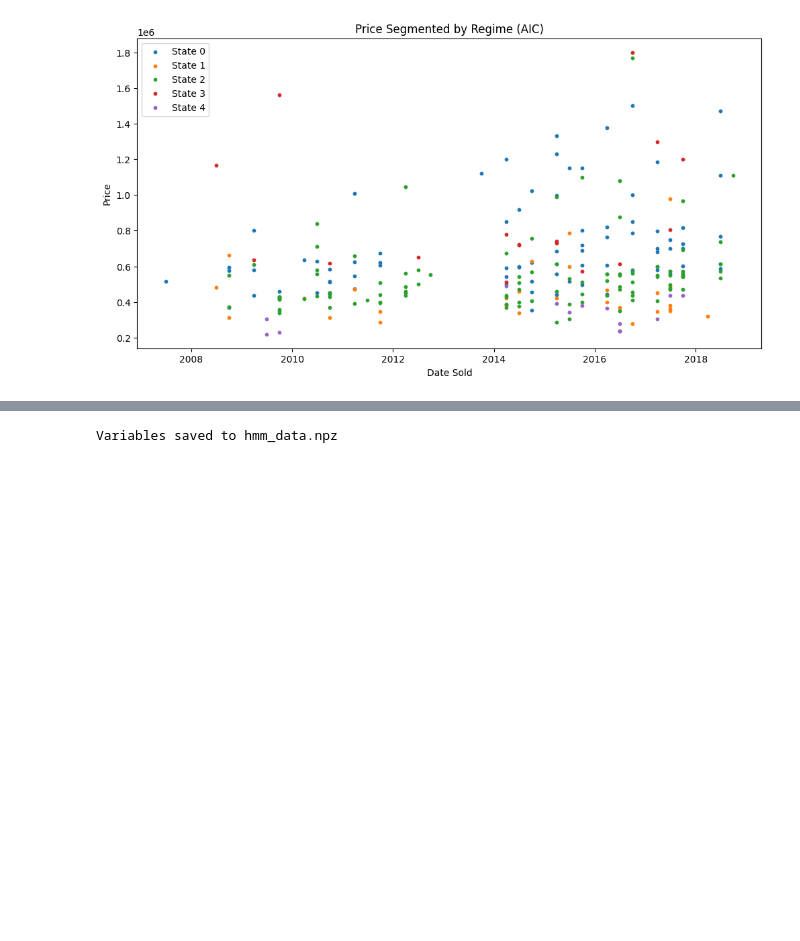
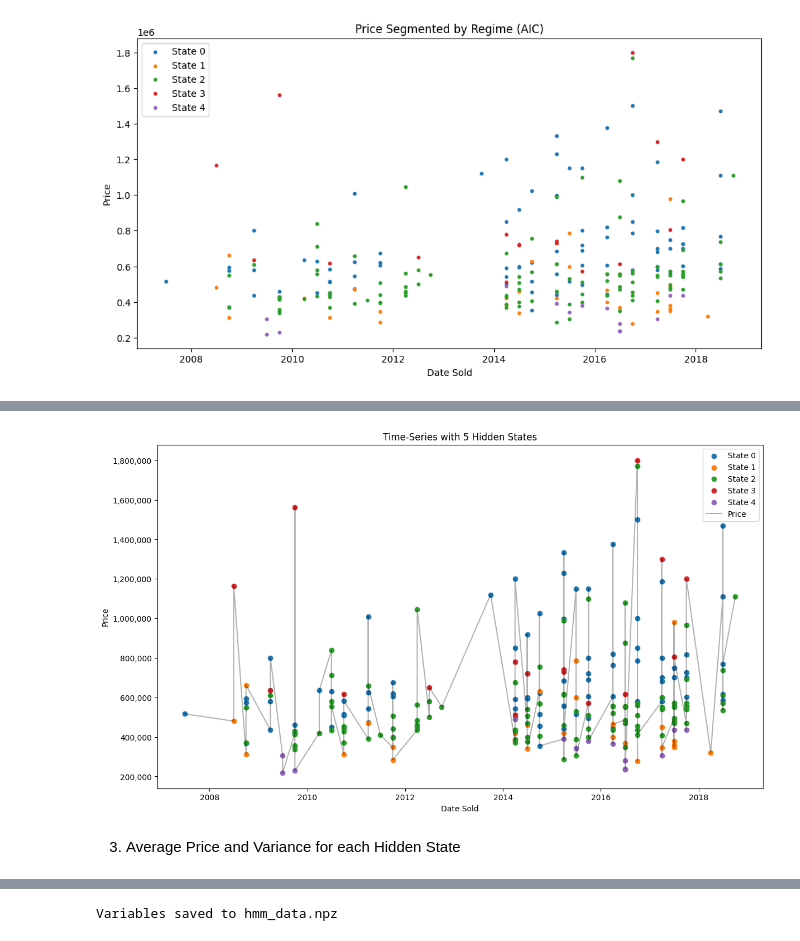
Before and after one commit to gracesosa/RealEstate_TrendClassification, a Jupyter notebook: Notebooks/DataPreprocessing2.ipynb, the cells around one changed output, grey strips where cells are left out. Saved outputs shown, nothing was run; the diff lists cells and outputs as text; code cells hidden in the pictures; blank space fills up the shorter version.

```diff
--- a/Notebooks/DataPreprocessing2.ipynb
+++ b/Notebooks/DataPreprocessing2.ipynb
@@ -28,0 +48,8 @@ merged_df = merged_df[['datesold', 'price', 'MA', 'bedrooms', 'propertyType']].d
+# %%
+# Step 1: Add year_quarter column to raw_sales_df
+raw_sales_df['datesold'] = pd.to_datetime(raw_sales_df['datesold'])
+raw_sales_df['year_quarter'] = raw_sales_df['datesold'].dt.year.astype(str) + '_Q' + raw_sales_df['datesold'].dt.quarter.astype(str)
+
+# Step 2: Add year_quarter column to ma_lga_df
+ma_lga_df['saledate'] = pd.to_datetime(ma_lga_df['saledate'])
+ma_lga_df['year_quarter'] = ma_lga_df['saledate'].dt.year.astype(str) + '_Q' + ma_lga_df['saledate'].dt.quarter.astype(str)
@@ -203,0 +319,24 @@ merged_df['hidden_state'] = hidden_states
+# %%
+plt.figure(figsize=(14, 8))
+
+for state in range(n_states):
+    # Select rows belonging to the current state
+    state_indices = merged_df[merged_df['hidden_state'] == state].index
+    plt.scatter(merged_df.loc[state_indices, 'datesold'],
+                merged_df.loc[state_indices, 'price'] * 1,
+                label=f"State {state}")
+
+plt.plot(merged_df['datesold'], merged_df['price'] * 1, color="black", alpha=0.3, label="Price")
+
+ax = plt.gca()
+ax.yaxis.set_major_formatter(mticker.FuncFormatter(lambda x, _: f"{int(x):,}"))
+
+plt.legend()
+plt.title("Time-Series with 5 Hidden States")
+plt.xlabel("Date Sold")
+plt.ylabel("Price")
+plt.show()
+# %% [output]
+[figure, added]
+# %% [markdown]
+3. Average Price and Variance for each Hidden State
```
Also changed, not shown: parts of 27 cells of this notebook, 1 other file.
